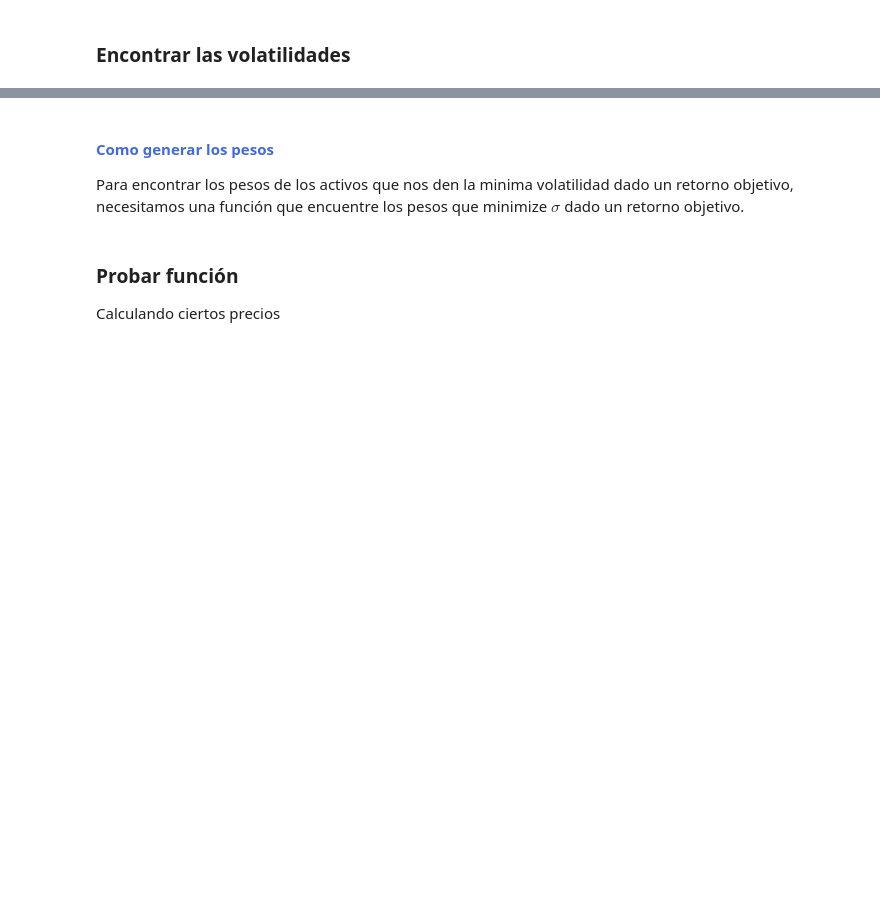
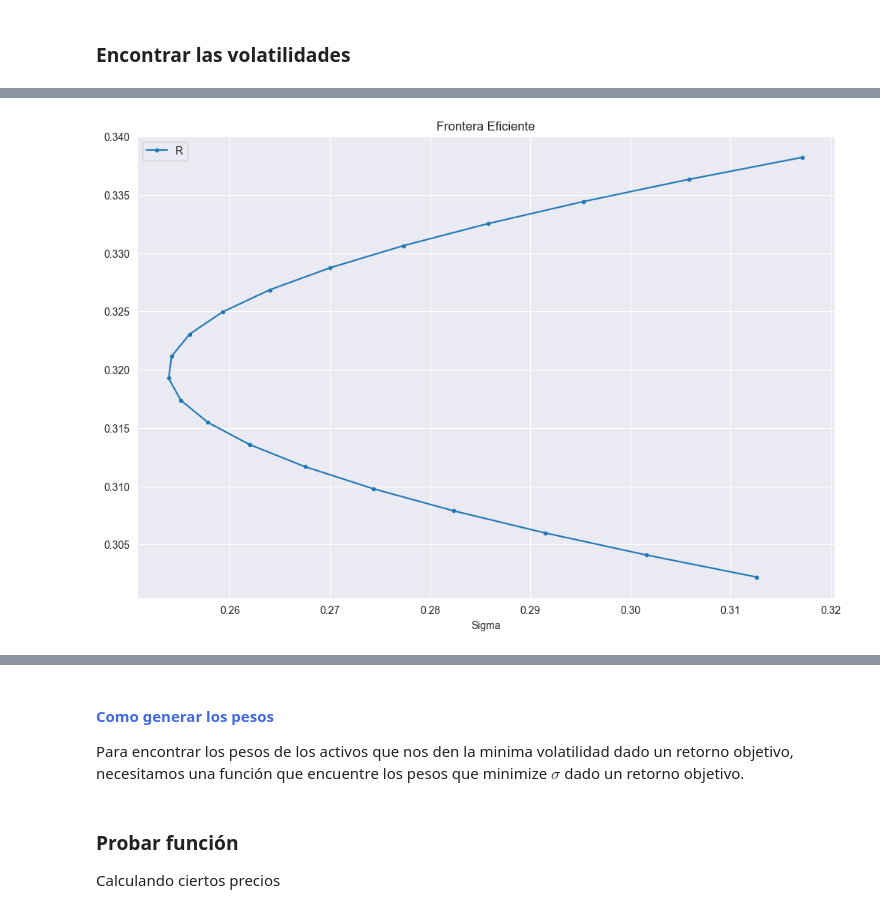
Before and after one commit to carlosdeoncedos/CienciaDatosFinanzas2023_05, a Jupyter notebook: Sesion9_Portafolios_20230612.ipynb, the cells around one changed output, grey strips where cells are left out. Cells and saved outputs as stored; diff of their text form; code cells hidden in the pictures; blank space fills up the shorter version.

```diff
--- a/Sesion9_Portafolios_20230612.ipynb
+++ b/Sesion9_Portafolios_20230612.ipynb
@@ -113,0 +572,11 @@ Minimizar la varianza es lo mismo que minimizar la mita de la varianza.
+# %%
+def portafolio_sigma(pesos_, matriz_cov_):
+    """Al recibir los pesos y la matriz de var-covar
+    de cada componente nos entrega, la sigma
+    del portafolio
+    """
+
+    varianza_portafolio_ = np.dot(pesos_.T,  np.dot(matriz_cov_, pesos_))
+    sigma_portafolio_ = np.sqrt(varianza_portafolio_) * np.sqrt(252)
+
+    return sigma_portafolio_
@@ -114,4 +587,6 @@ Minimizar la varianza es lo mismo que minimizar la mita de la varianza.
 # %% [markdown]
 ### Frontera eficiente de 2 activos
+# %%
+activos = ['bimboa', 'gfinburo']
 # %% [markdown]
 ### Encontrar una secuencia de pesos
@@ -121,0 +697,17 @@ Minimizar la varianza es lo mismo que minimizar la mita de la varianza.
+# %%
+def fe_2a(n_puntos_, ret_, cov_, act_):
+    'Grafica la frontera eficiente'
+
+    pesos_ = [np.array([w, 1-w]) for w in np.linspace(0,1, numero_puntos)]
+    retornos_2a_ = [portafolio_retorno(w, retornos_anuales[activos]) for w in pesos_]
+    volatilidad_2a_ = [portafolio_sigma(w, retornos[activos].cov()) for w in pesos_]
+
+    frontera_eficiente_ = pd.DataFrame({'R':retornos_2a_, 'Sigma':volatilidad_2a_})
+
+    fig_ = frontera_eficiente_.plot.line(x='Sigma', y='R', figsize=(12,8), style='.-', title='Frontera Eficiente')
+
+    return fig_
+# %%
+fe_2a(30, retornos_anuales[activos], retornos[activos].cov(), activos);
+# %% [output]
+[figure, added]
```
Also changed, not shown: parts of 59 cells of this notebook.
